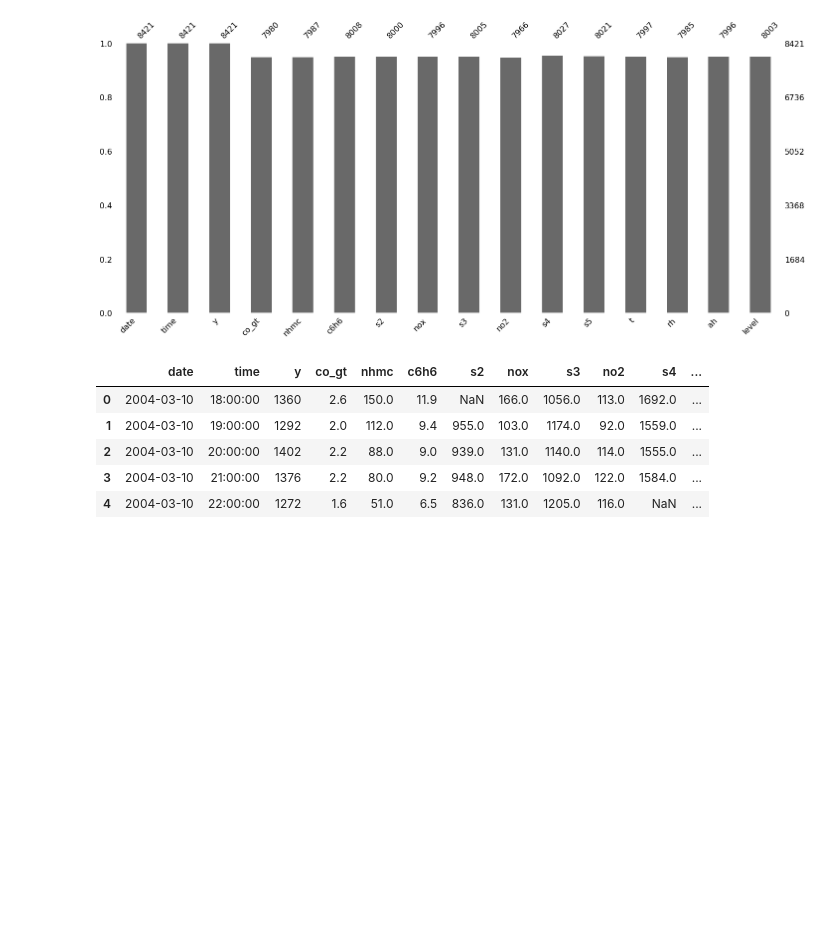
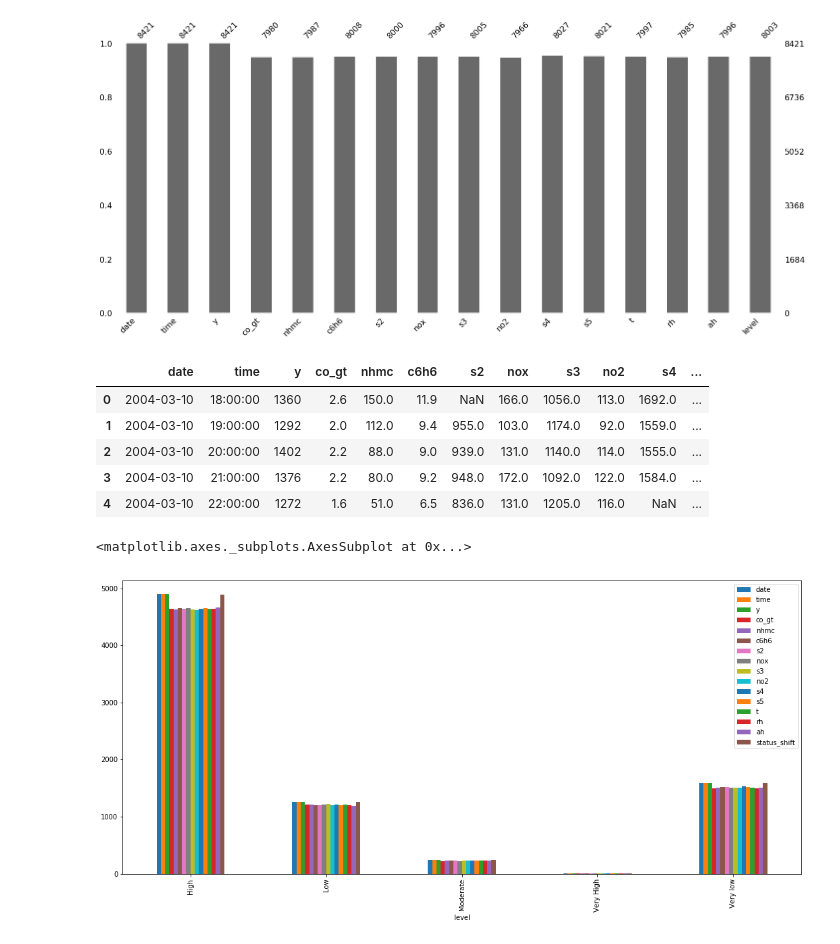
Before and after one commit to DuongVu39/Code_Challenge, a Jupyter notebook: src/task2/Task2.ipynb, the cells around one changed output. Cells and saved outputs as stored; diff of their text form; code cells hidden in the pictures; blank space fills up the shorter version.

```diff
--- a/src/task2/Task2.ipynb
+++ b/src/task2/Task2.ipynb
@@ -64,5 +78,12 @@ pollution.head()
 | 2 | 2004-03-10 | 20:00:00 | 1402 | 2.2 | 88.0 | 9.0 | 939.0 | 131.0 | 1140.0 | 114.0 | 1555.0 | ... |
 | 3 | 2004-03-10 | 21:00:00 | 1376 | 2.2 | 80.0 | 9.2 | 948.0 | 172.0 | 1092.0 | 122.0 | 1584.0 | ... |
 | 4 | 2004-03-10 | 22:00:00 | 1272 | 1.6 | 51.0 | 6.5 | 836.0 | 131.0 | 1205.0 | 116.0 | NaN | ... |
+# %%
+# Distribution of different levels of categorical variables:
+fig, ax = plt.subplots(figsize=(18,8))
+pollution.groupby('level').count().plot(kind='bar', ax=ax)
+# %% [output]
+<matplotlib.axes._subplots.AxesSubplot at 0x...>
+[figure, added]
 # %%
 # Create column contains value of 6 hours later:
```
Also changed, not shown: parts of 12 cells of this notebook.
